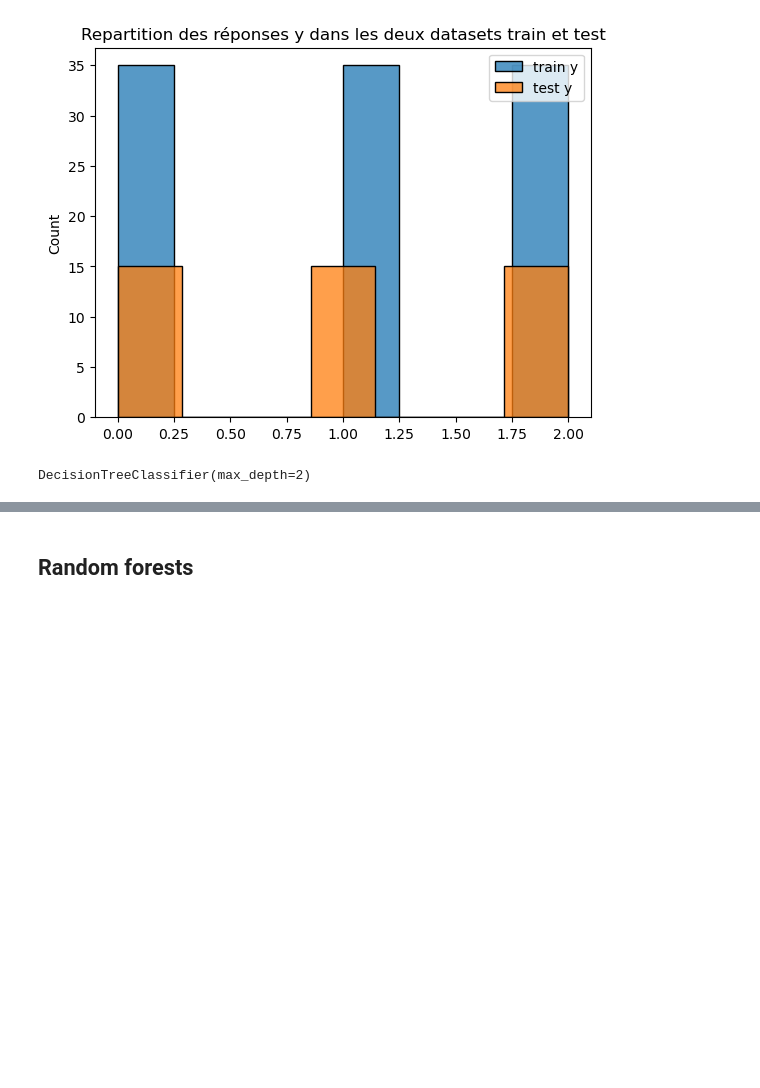
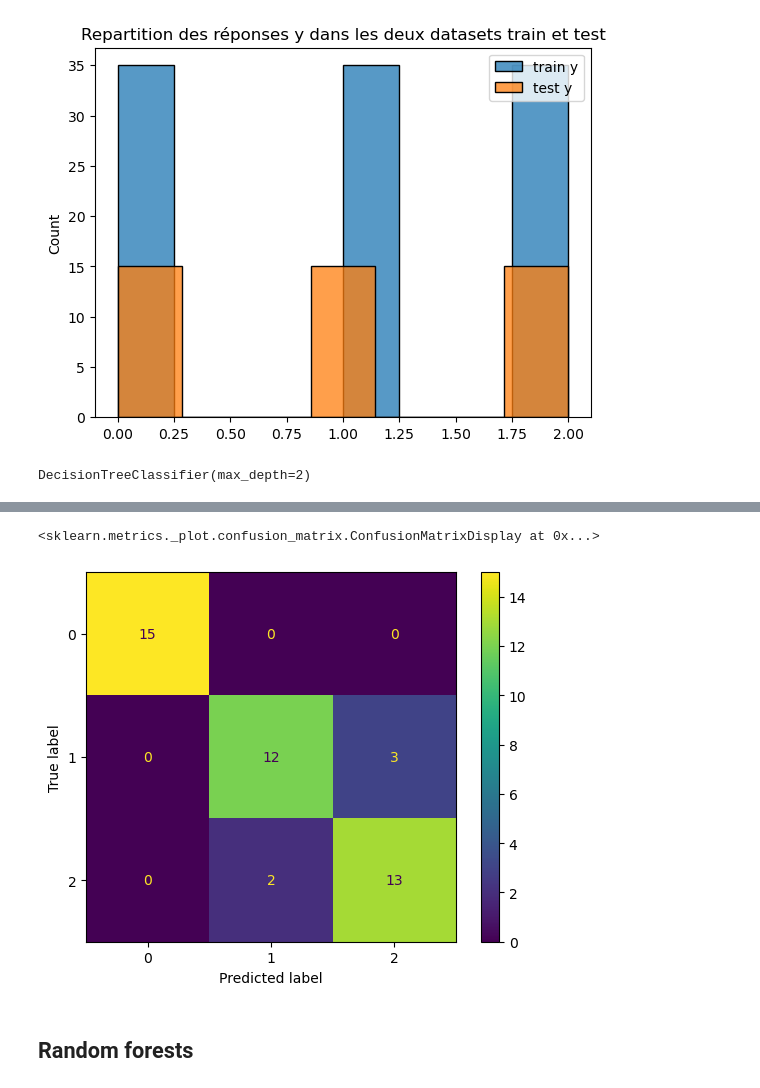
Before and after one commit to LexouLam/ML3, a Jupyter notebook: notebook/A1_ML3.1 - Algorithms Kit Eleve.ipynb, the cells around one changed output, grey strips where cells are left out. Drawn from its saved outputs; the diff is of its cells as text; code cells hidden in the pictures; blank space fills up the shorter version.

```diff
--- a/notebook/A1_ML3.1 - Algorithms Kit Eleve.ipynb
+++ b/notebook/A1_ML3.1 - Algorithms Kit Eleve.ipynb
@@ -135,7 +135,12 @@ plt.show()
 [figure]
 # %%
 # fit classifier with max_depth=2
+from sklearn.tree import DecisionTreeClassifier
+
+tree_clf = DecisionTreeClassifier(max_depth=2)
+tree_clf.fit(X_train, y_train)
 # %% [output]
 DecisionTreeClassifier(max_depth=2)
 # %%
 # make predictions on the test set
+y_predicted = tree_clf.predict(X_test)
@@ -148,3 +178,8 @@ DecisionTreeClassifier(max_depth=2)
+# %%
+ConfusionMatrixDisplay(confusion_matrix(y_true=y_test, y_pred=y_predicted)).plot()
+# %% [output]
+<sklearn.metrics._plot.confusion_matrix.ConfusionMatrixDisplay at 0x...>
+[figure, added]
 # %% [markdown]
 ## Random forests
 # %% [markdown]
```
Also changed, not shown: parts of 57 cells of this notebook.
